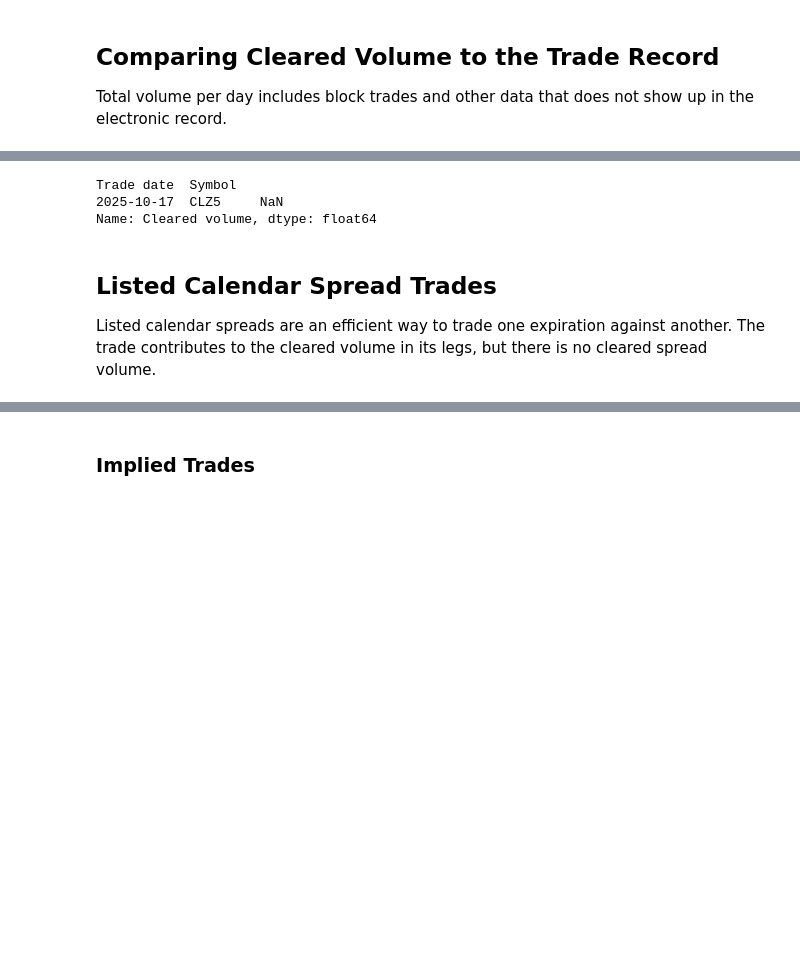
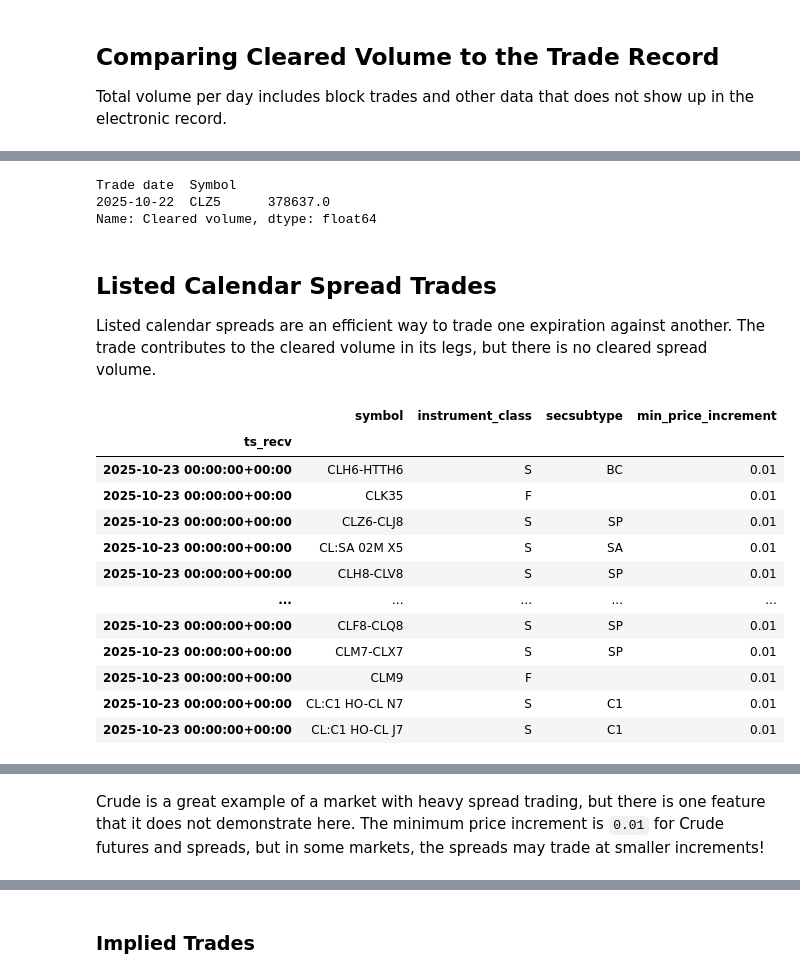
Before and after one commit to pattersonem/finm37000-2025, a Jupyter notebook: notebooks/calendars.ipynb, the cells around one changed output, grey strips where cells are left out. Drawn from its saved outputs; the diff is of its cells as text; code cells hidden in the pictures; blank space fills up the shorter version.

```diff
--- a/notebooks/calendars.ipynb
+++ b/notebooks/calendars.ipynb
@@ -245,11 +251,11 @@ np.uint64(180839)
 # %%
 stats[
-    (stats.index.get_level_values(0) == yesterday.to_pydatetime().date())
+    (stats.index.get_level_values(0) == check_date.to_pydatetime().date())
     & (stats.index.get_level_values(1) == leg_symbol)
 ]["Cleared volume"]
 # %% [output]
 Trade date  Symbol
-2025-10-17  CLZ5     NaN
+2025-10-22  CLZ5      378637.0
 Name: Cleared volume, dtype: float64
 # %% [markdown]
 ## Listed Calendar Spread Trades
@@ -265,5 +271,24 @@ all_defs = client.timeseries.get_range(
     start=yesterday.date(),
 ).to_df()
 # %%
-all_defs["symbol"]
+def_cols = [
+    "symbol",
+    "instrument_class",
+    "secsubtype",
+    "min_price_increment",
+]
+all_defs[def_cols]
 # %% [output]
+|  | symbol | instrument_class | secsubtype | min_price_increment |
+| ts_recv |  |  |  |  |
+| 2025-10-23 00:00:00+00:00 | CLH6-HTTH6 | S | BC | 0.01 |
+| 2025-10-23 00:00:00+00:00 | CLK35 | F |  | 0.01 |
+| 2025-10-23 00:00:00+00:00 | CLZ6-CLJ8 | S | SP | 0.01 |
+| 2025-10-23 00:00:00+00:00 | CL:SA 02M X5 | S | SA | 0.01 |
+| 2025-10-23 00:00:00+00:00 | CLH8-CLV8 | S | SP | 0.01 |
+| ... | ... | ... | ... | ... |
+| 2025-10-23 00:00:00+00:00 | CLF8-CLQ8 | S | SP | 0.01 |
+| 2025-10-23 00:00:00+00:00 | CLM7-CLX7 | S | SP | 0.01 |
+| 2025-10-23 00:00:00+00:00 | CLM9 | F |  | 0.01 |
+| 2025-10-23 00:00:00+00:00 | CL:C1 HO-CL N7 | S | C1 | 0.01 |
+| 2025-10-23 00:00:00+00:00 | CL:C1 HO-CL J7 | S | C1 | 0.01 |
@@ -283,3 +296,7 @@ Name: symbol, Length: 1867, dtype: object
+# %% [markdown]
+Crude is a great example of a market with heavy spread trading, but there is one feature that it does not
+demonstrate here. The minimum price increment is `0.01` for Crude futures and spreads, but in some markets,
+the spreads may trade at smaller increments!
 # %%
 leg_spreads = all_defs[all_defs["symbol"].str.contains(leg_symbol[2:])]
 leg_spreads["symbol"].unique()
```
Also changed, not shown: parts of 5 cells of this notebook, 4 other files.
